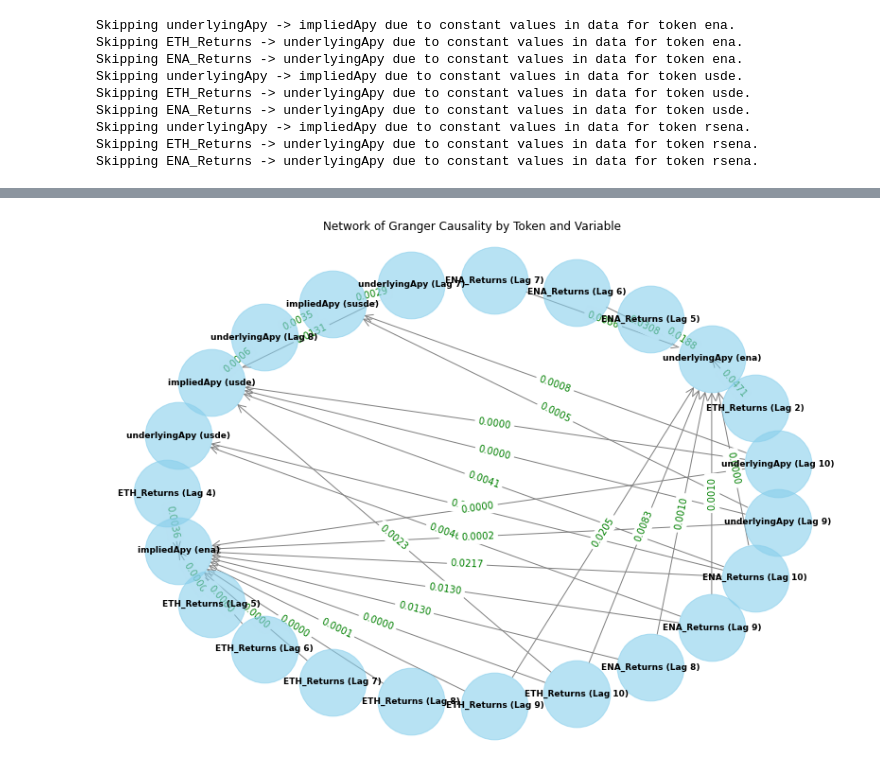
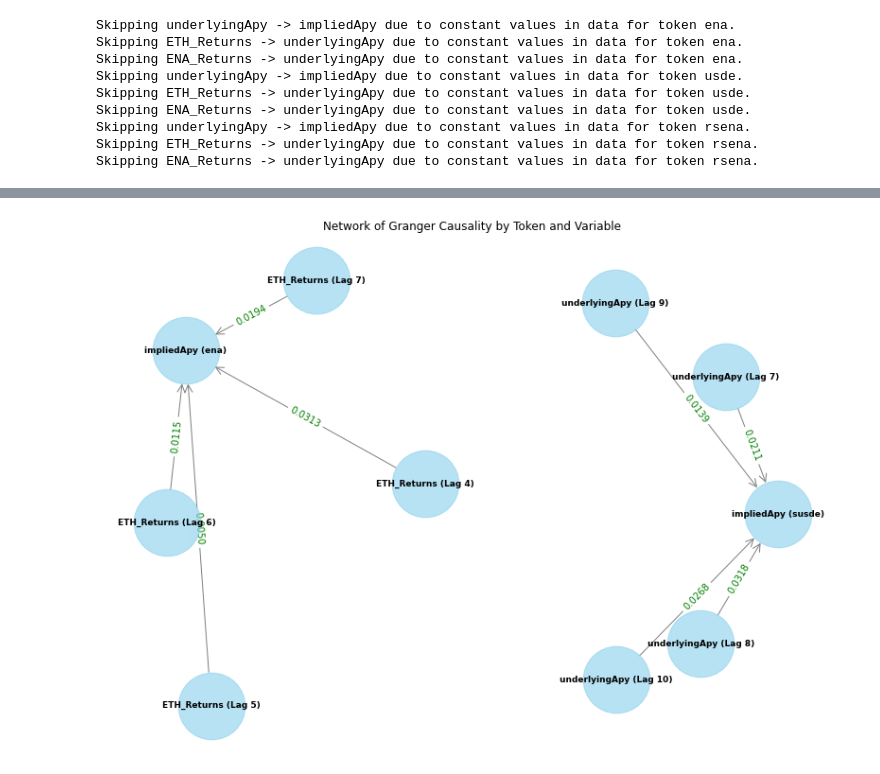
Before and after one commit to setamies/ena_analysis, a Jupyter notebook: pendle.ipynb, the cells around one changed output, grey strips where cells are left out. Drawn from its saved outputs; the diff is of its cells as text; code cells hidden in the pictures.

```diff
--- a/pendle.ipynb
+++ b/pendle.ipynb
@@ -186,7 +174,7 @@ def run_granger_causality_tests(df: pd.DataFrame, tokens: list, y_values: list,
 
                     try:
                         result = grangercausalitytests(test_data, maxlag=10, verbose=False)  # Run Granger Test
-                        p_values = [result[lag][0]['ssr_chi2test'][1] for lag in range(1, 11)]
+                        p_values = [result[lag][0]['ssr_ftest'][1] for lag in range(1, 11)]
                         causality_results[token][y][x] = p_values
                     except Exception as e:
                         print(f"Error in testing {x} -> {y} for token {token}: {str(e)}")
@@ -240,19 +228,5 @@ def plot_granger_causality_network(results: Dict[str, Dict[str, Dict[str, List[f
     nx.draw_networkx_edge_labels(G, pos, edge_labels=edge_labels, font_color='green')
 
     plt.title('Network of Granger Causality by Token and Variable')
-    plt.axis('off')  # Hide the axes
+    plt.axis('off')
     plt.show()
-
-# Example usage with dummy data
-results_example = {
-    'ena': {
-        'impliedApy': {
-            'ETH_Returns': [0.04, 0.07, 0.15, 0.20, 0.35],
-            'ENA_Returns': [0.03, 0.06, 0.09, 0.12, 0.18]
-        },
-        'underlyingApy': {}
-    },
-    # Add more tokens and relationships as needed
-}
-
-plot_granger_causality_network(results_example, 0.05, 'shell')
@@ -394,4 +329,4 @@ Error in testing ENA_Returns -> underlyingApy for token rsena: Insufficient obse
 # %%
-plot_granger_causality_network(causality_results, 0.05, 'shell')
+plot_granger_causality_network(causality_results, 0.05, 'spring')
 # %% [output]
-[figure, old version]
+[figure, new version]
```
Also changed, not shown: parts of 8 cells of this notebook, 1 other file.
